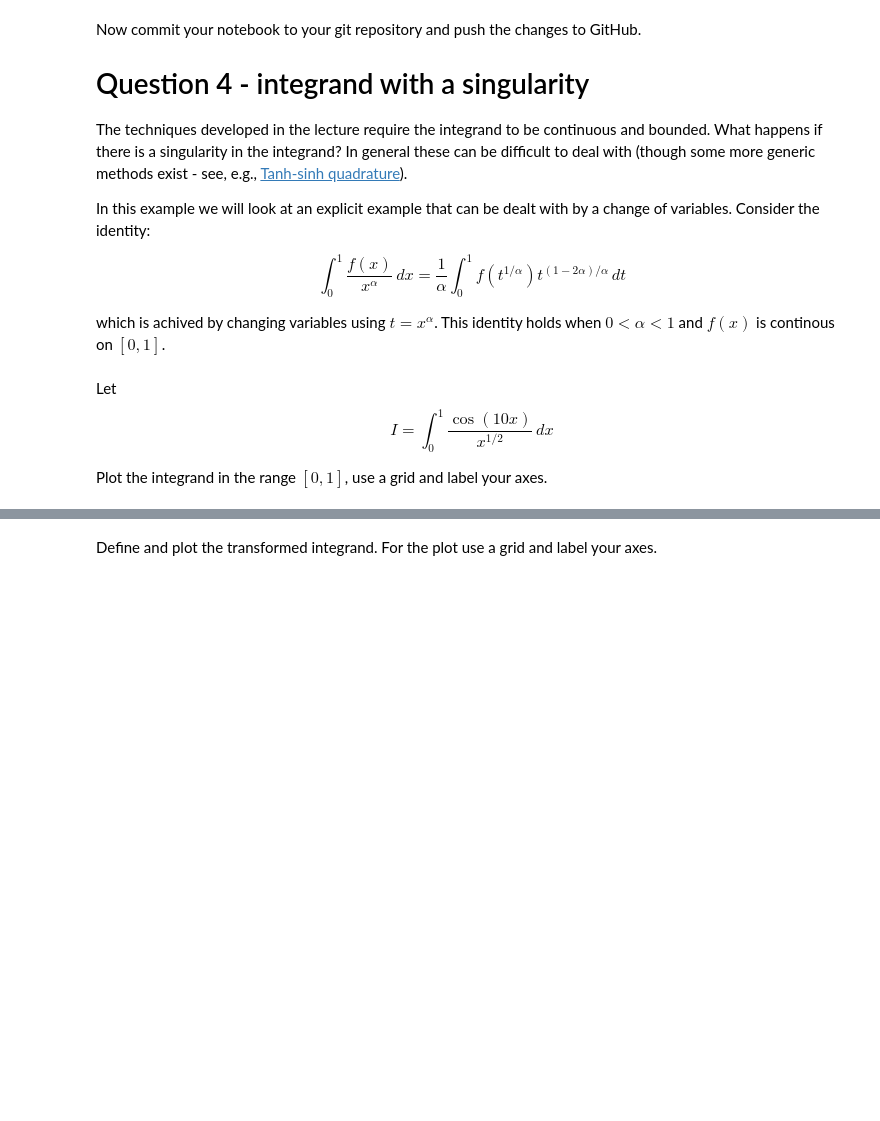
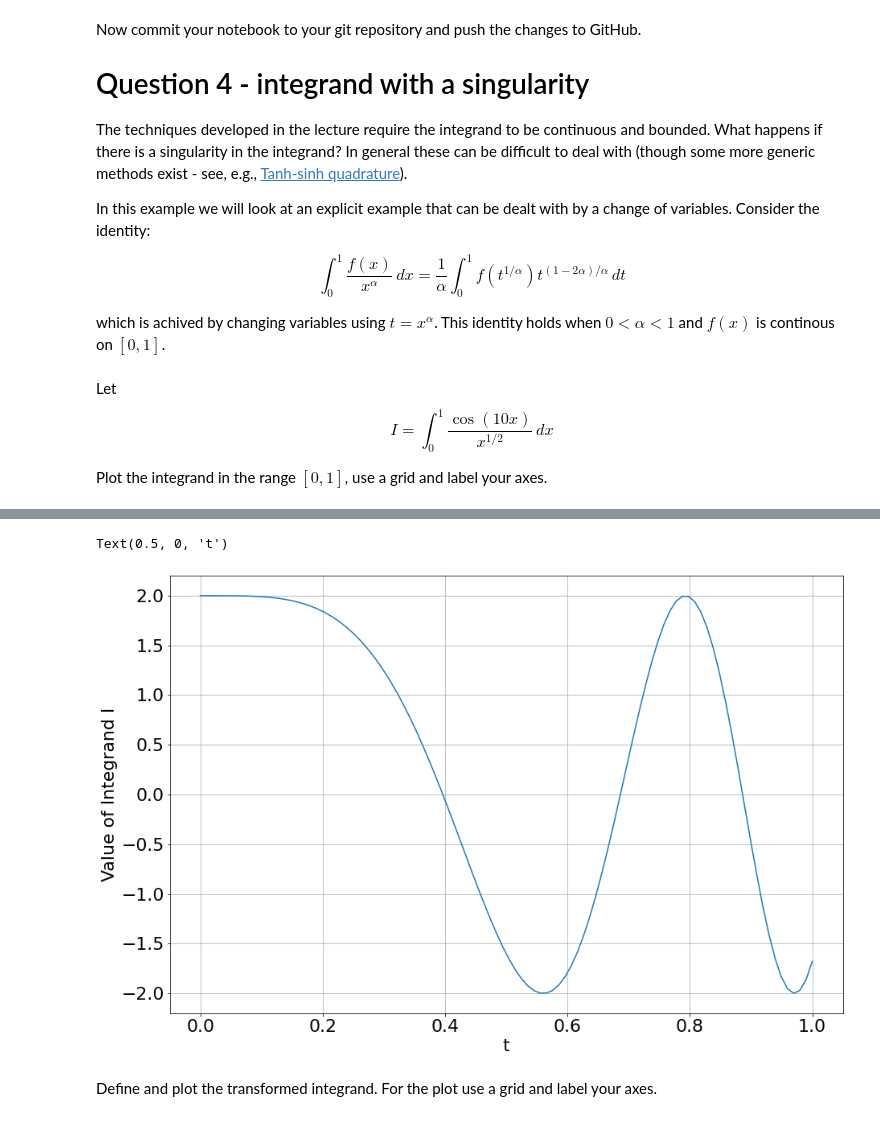
Before and after one commit to odhrandooley/ACM20030-Assignments, a Jupyter notebook: Assignment-4.ipynb, the cells around one changed output, grey strips where cells are left out. Saved outputs shown, nothing was run; the diff lists cells and outputs as text; code cells hidden in the pictures; blank space fills up the shorter version.

```diff
--- a/Assignment-4.ipynb
+++ b/Assignment-4.ipynb
@@ -229,3 +254,14 @@ Plot the integrand in the range $[0,1]$, use a grid and label your axes.
+# %%
+def I(t):
+    return 2*np.cos(10*t**2)
+t = np.linspace(0,1,100)
+plt.plot(t,I(t))
+plt.grid(True)
+plt.ylabel("Value of Integrand I")
+plt.xlabel("t")
+# %% [output]
+Text(0.5, 0, 't')
+[figure, added]
 # %% [markdown]
 Define and plot the transformed integrand. For the plot use a grid and label your axes.
 # %% [markdown]
```
Also changed, not shown: parts of 4 cells of this notebook.
